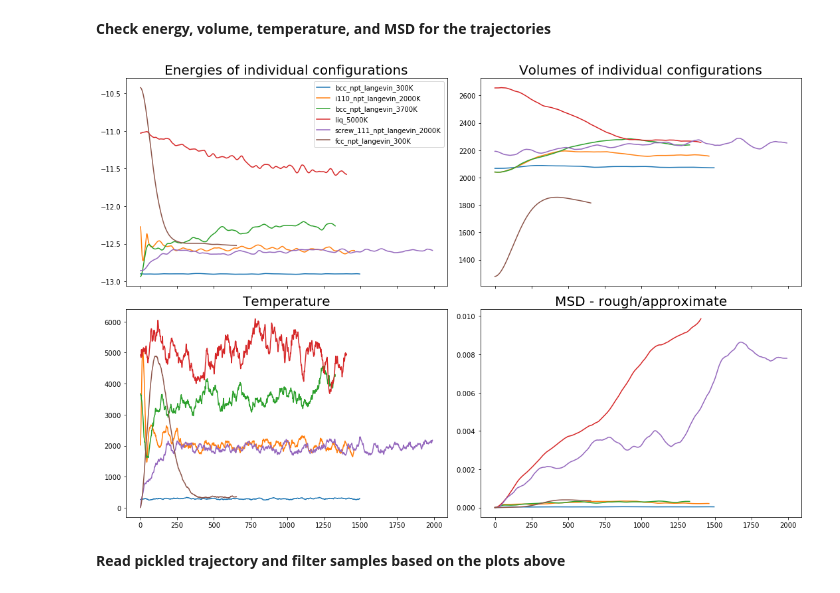
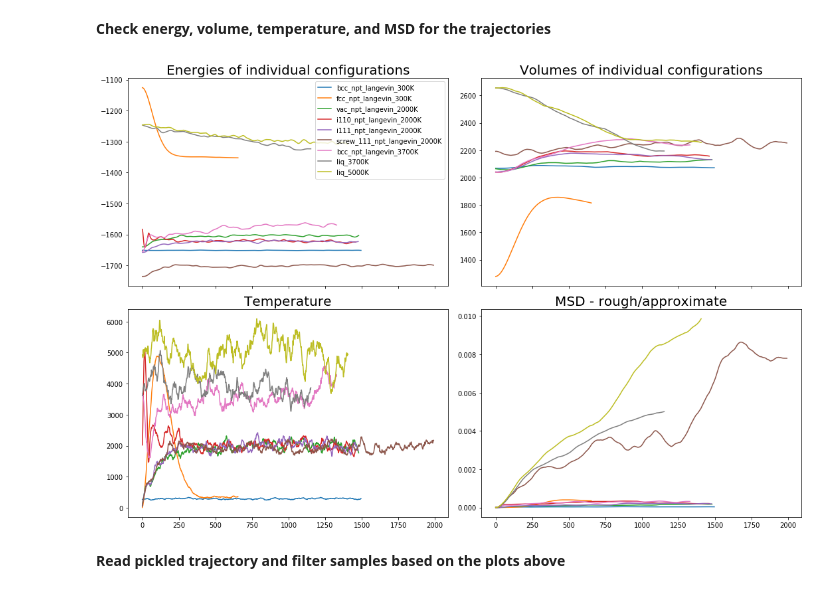
Before and after one commit to vlcekl/eam-models, a Jupyter notebook: notebooks/IFF_process_VASP.ipynb, the cells around one changed output. Cells and saved outputs as stored; diff of their text form; code cells hidden in the pictures.

```diff
--- a/notebooks/IFF_process_VASP.ipynb
+++ b/notebooks/IFF_process_VASP.ipynb
@@ -25,11 +25,14 @@ target_proc = '../data/target_processed'
 **List of target trajectories**
 # %%
 datasets = ['bcc_npt_langevin_300K',
+            'fcc_npt_langevin_300K',
+            'vac_npt_langevin_2000K',
             'i110_npt_langevin_2000K',
+            'i111_npt_langevin_2000K',
+            'screw_111_npt_langevin_2000K',
             'bcc_npt_langevin_3700K',
-            'liq_5000K',
-            'screw_111_npt_langevin_2000K',
-            'fcc_npt_langevin_300K']
+            'liq_3700K',
+            'liq_5000K']
 
 with open(os.path.join(target_proc,  "datasets.pickle"), 'wb') as fo:
     pickle.dump(datasets, fo)
@@ -40,10 +43,13 @@ print(datasets)
 # %% [markdown]
 **For each system, extract configuration, box, and energy from XDATCAR and md.out files**
 # %%
-def read_vasp(dataset):
+#%%writefile ../../statmechlib/statmechlib/read_data/read_vasp.py
+
+def read_vasp_md(dataset):
     """
     Reads configuration and energy files from a VASP simulation in a given directory
     and returns trajectory data in a dictionary.
+
     Parameters
     ----------
     dataset : string
@@ -99,7 +105,7 @@ def read_vasp(dataset):
 # %%
 for dset in datasets:
     # read trajectory information from VASP simulation directory
-    traj = read_vasp(target_raw + '/' + dset)
+    traj = read_vasp_md(target_raw + '/' + dset)
 
     # save trajectory data to pickle for later use
     with open(os.path.join(target_proc, dset + ".pickle"), 'wb') as fo:
@@ -119,24 +125,26 @@ def get_msd(xyzs):
 # %%
 fig, axes = plt.subplots(2, 2, sharex='col', figsize=(15,10))
 
 for dset in datasets:
     with open(os.path.join(target_proc, dset + ".pickle"), 'rb') as fo:
         traj = pickle.load(fo)
         msd = get_msd(traj['xyz'])
 
-        axes[0,0].plot([e/x.shape[0] for e, x in zip(traj['energy'], traj['xyz'])], label=dset)
+        #axes[0,0].plot([e/x.shape[0] for e, x in zip(traj['energy'], traj['xyz'])], label=dset)
+        axes[0,0].plot([e for e, x in zip(traj['energy'], traj['xyz'])], label=dset)
+
         axes[0,1].plot([np.linalg.det(b) for b in traj['box']], label=dset)
         axes[1,0].plot([t for t in traj['temp']], label=dset)
         axes[1,1].plot(msd, label=dset)
 
 axes[0,0].legend()
 axes[0,0].set_title('Energies of individual configurations', fontsize=20)
 axes[0,1].set_title('Volumes of individual configurations', fontsize=20)
 axes[1,0].set_title('Temperature', fontsize=20)
 axes[1,1].set_title('MSD - rough/approximate', fontsize=20)
 fig.tight_layout()
 # %% [output]
-[figure, old version]
+[figure, new version]
 # %% [markdown]
 **Read pickled trajectory and filter samples based on the plots above**
 # %%
```
Also changed, not shown: parts of 7 cells of this notebook, 7 other files.
